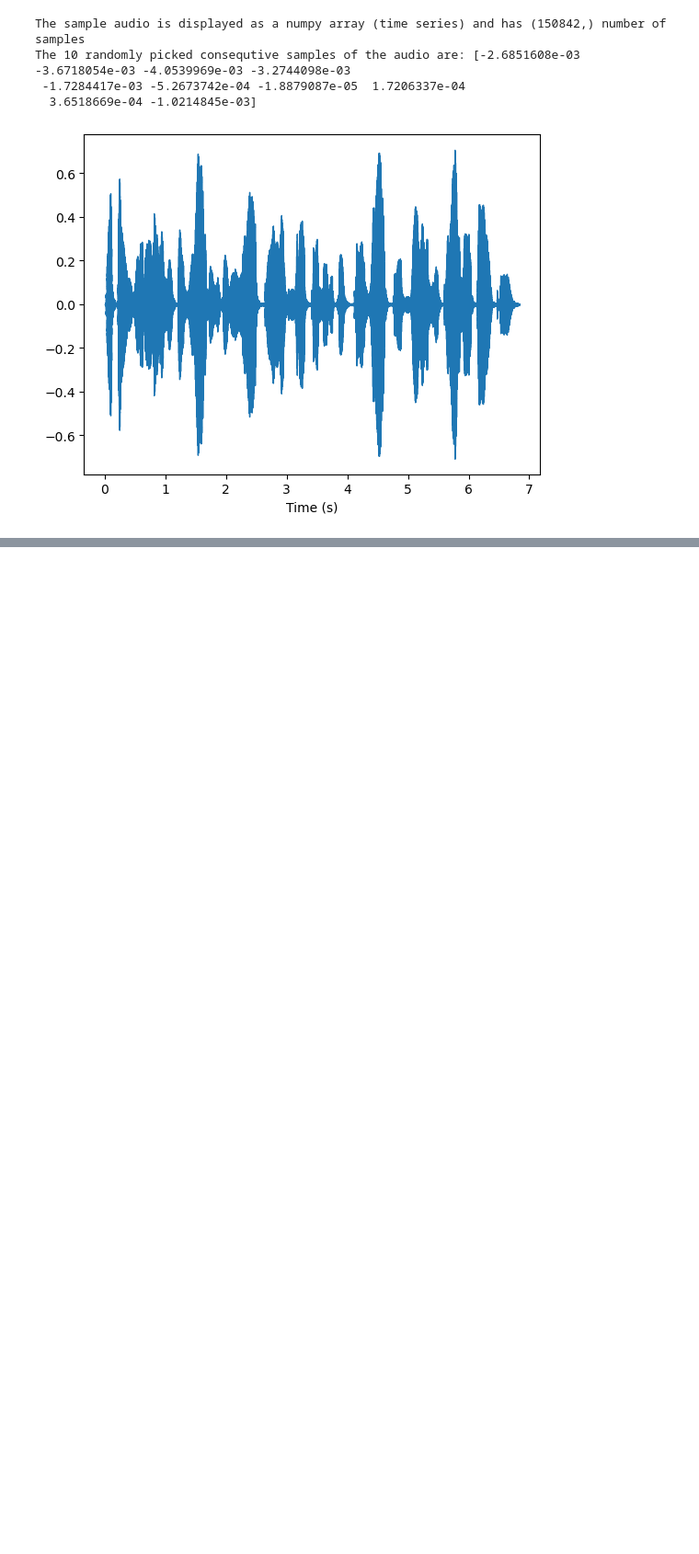
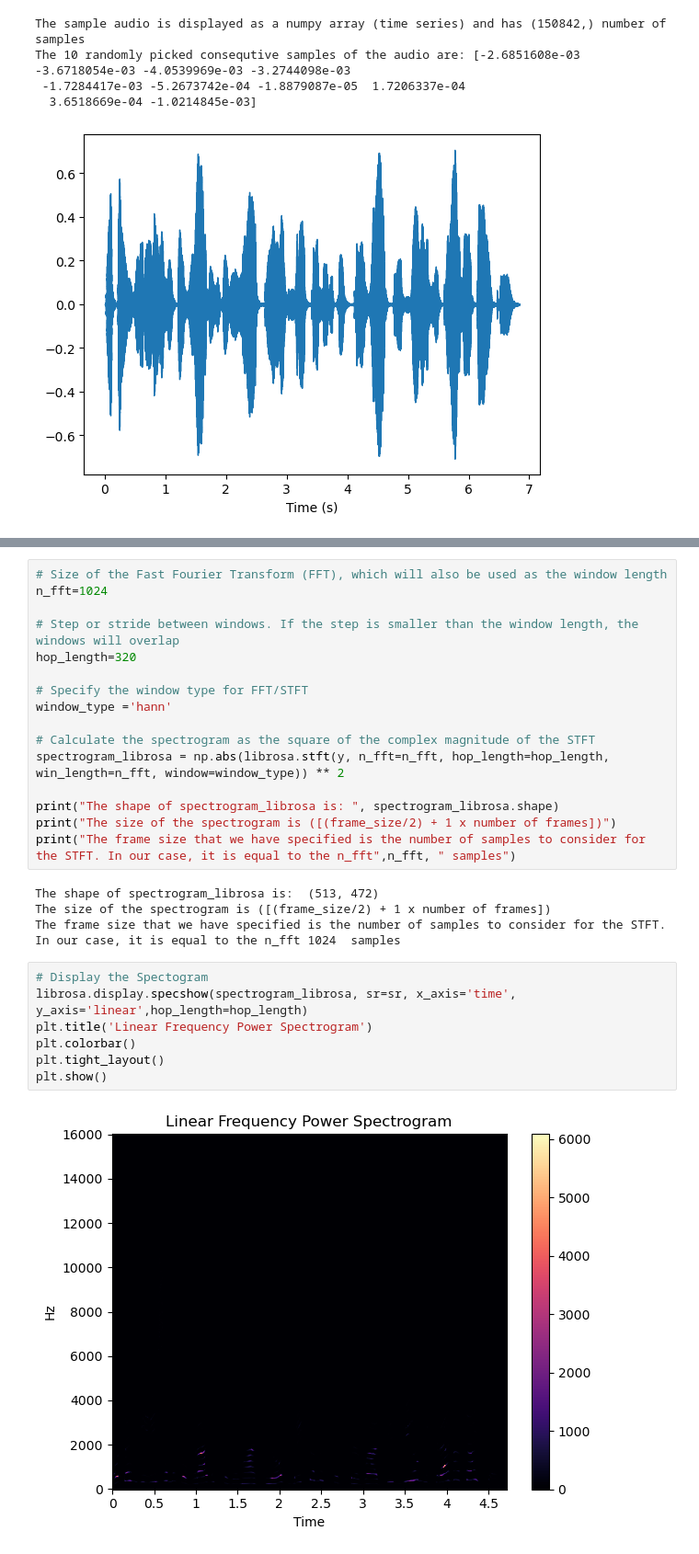
Before and after one commit to axlhtm/Hydroinformatics, a Jupyter notebook: Thesis Research/Audio Feature Extraction using Python.ipynb, the cells around one changed output, grey strips where cells are left out. Shown: that part at 92% size. Drawn from its saved outputs; the diff is of its cells as text; blank space fills up the shorter version.

```diff
--- a/Thesis Research/Audio Feature Extraction using Python.ipynb
+++ b/Thesis Research/Audio Feature Extraction using Python.ipynb
@@ -43,0 +52,29 @@ The 10 randomly picked consequtive samples of the audio are: [-2.6851608e-03 -3.
+# %%
+# Size of the Fast Fourier Transform (FFT), which will also be used as the window length
+n_fft=1024
+
+# Step or stride between windows. If the step is smaller than the window length, the windows will overlap
+hop_length=320
+
+# Specify the window type for FFT/STFT
+window_type ='hann'
+
+# Calculate the spectrogram as the square of the complex magnitude of the STFT
+spectrogram_librosa = np.abs(librosa.stft(y, n_fft=n_fft, hop_length=hop_length, win_length=n_fft, window=window_type)) ** 2
+
+print("The shape of spectrogram_librosa is: ", spectrogram_librosa.shape)
+print("The size of the spectrogram is ([(frame_size/2) + 1 x number of frames])")
+print("The frame size that we have specified is the number of samples to consider for the STFT. In our case, it is equal to the n_fft",n_fft, " samples")
+# %% [output]
+The shape of spectrogram_librosa is:  (513, 472)
+The size of the spectrogram is ([(frame_size/2) + 1 x number of frames])
+The frame size that we have specified is the number of samples to consider for the STFT. In our case, it is equal to the n_fft 1024  samples
+# %%
+# Display the Spectogram
+librosa.display.specshow(spectrogram_librosa, sr=sr, x_axis='time', y_axis='linear',hop_length=hop_length)
+plt.title('Linear Frequency Power Spectrogram')
+plt.colorbar()
+plt.tight_layout()
+plt.show()
+# %% [output]
+[figure, added]
```
Also changed, not shown: parts of 9 cells of this notebook.
